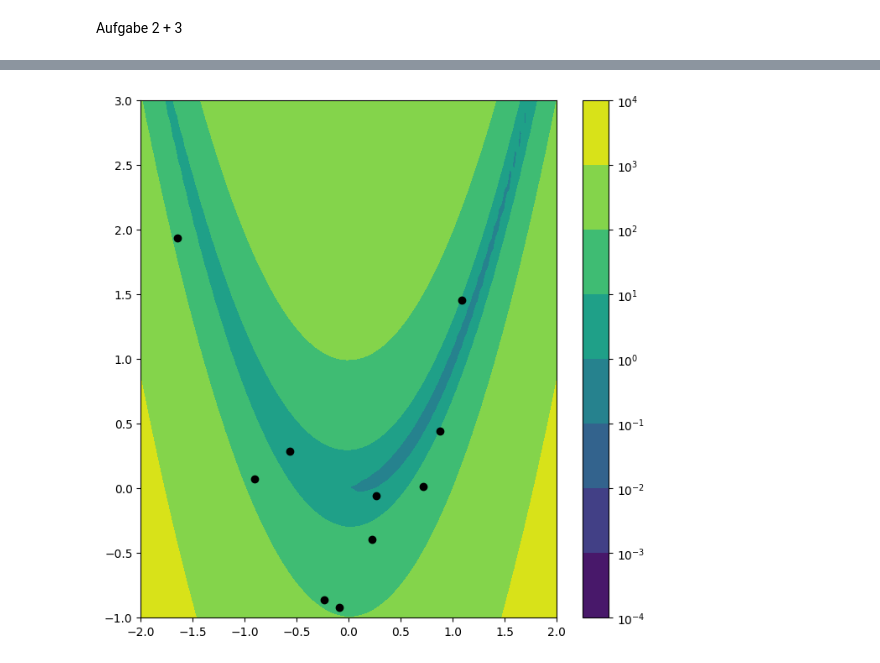
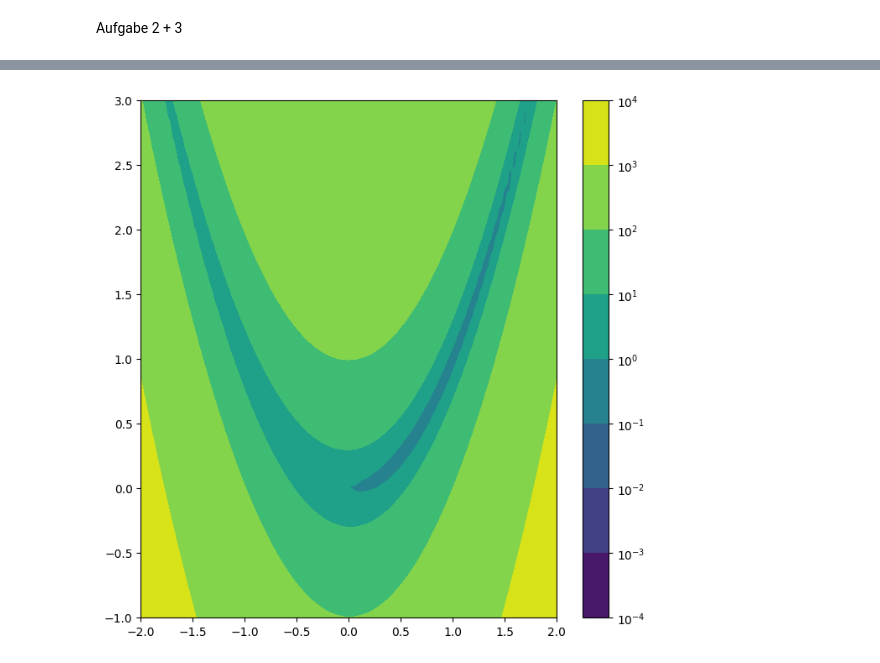
Before and after one commit to mark22222/neuroevolution, a Jupyter notebook: 1.ipynb, the cells around one changed output, grey strips where cells are left out. Drawn from its saved outputs; the diff is of its cells as text; code cells hidden in the pictures.

```diff
--- a/1.ipynb
+++ b/1.ipynb
@@ -54,0 +62,2 @@ plt.show()
+# %%
+xMin, xMax, yMin, yMax, populationSize = -2,2,-1,3,20
@@ -55,42 +96,15 @@ plt.show()
 # %%
-from pylab import meshgrid
-import pylab
-from matplotlib import colors
-import time
-from IPython import display
-np.random.seed(10)
-
-a, b = 1, 100
-def func(x,y):
- return (a-x)**2+b*(y-x**2)**2
-
 fig,ax = plt.subplots(1,1,figsize=(8,8))
-x = np.linspace(-2.0,2.0,80)
-y = np.linspace(-1.0,3.0,80)
+x = np.linspace(xMin,xMax,80)
+y = np.linspace(yMin,yMax,80)
 X,Y = meshgrid(x, y)
 Z = func(X, Y)
 
 cset = ax.contourf(X, Y, Z, norm=colors.LogNorm())
 plt.colorbar(cset)
 
-for i  in range(10):
-
-    popX = np.random.uniform(low=-2.0, high=2.0, size=20)
-    popY = np.random.uniform(low=-1.0, high=3.0, size=20)
-    funcVals = np.array(func(popX, popY))
-
-    v = 10 # Number of visualized individuals
-    idx = np.argpartition(funcVals, v)
-    filter_indices = idx[:v]
-    bestPopX = popX[filter_indices]
-    bestPopY = popY[filter_indices]
-
-    ax.clear()
-    ax.contourf(X, Y, Z, norm=colors.LogNorm())
-    ax.plot( bestPopX, bestPopY, 'o', color='black')
-
-    display.clear_output(wait=True)
-    display.display(fig)
-    time.sleep(1)
+popX = np.random.uniform(low=xMin, high=xMax, size=100)
+popY = np.random.uniform(low=yMin, high=yMax, size=100)
+funcVals = np.array(func(popX, popY))
 # %% [output]
-[figure, old version]
+[figure, new version]
```
Also changed, not shown: parts of 9 cells of this notebook.
